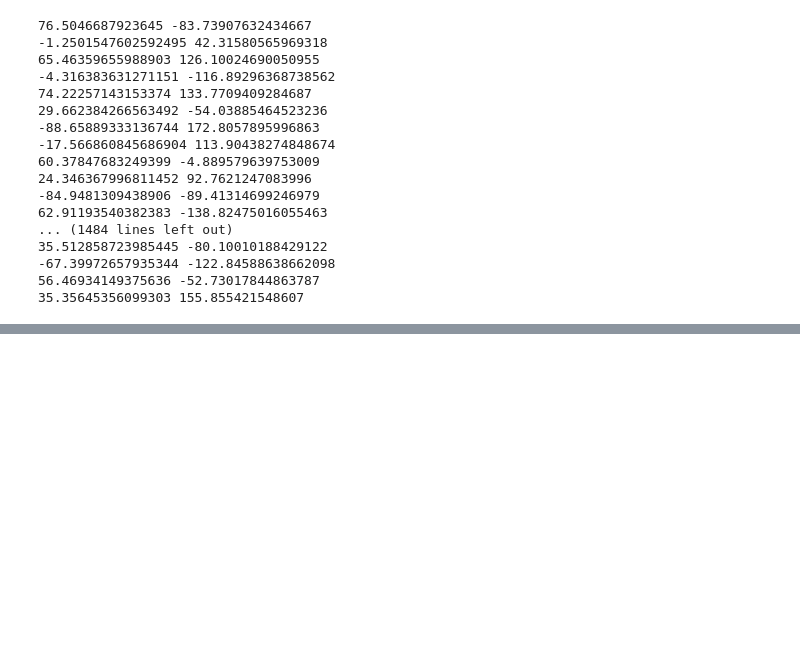
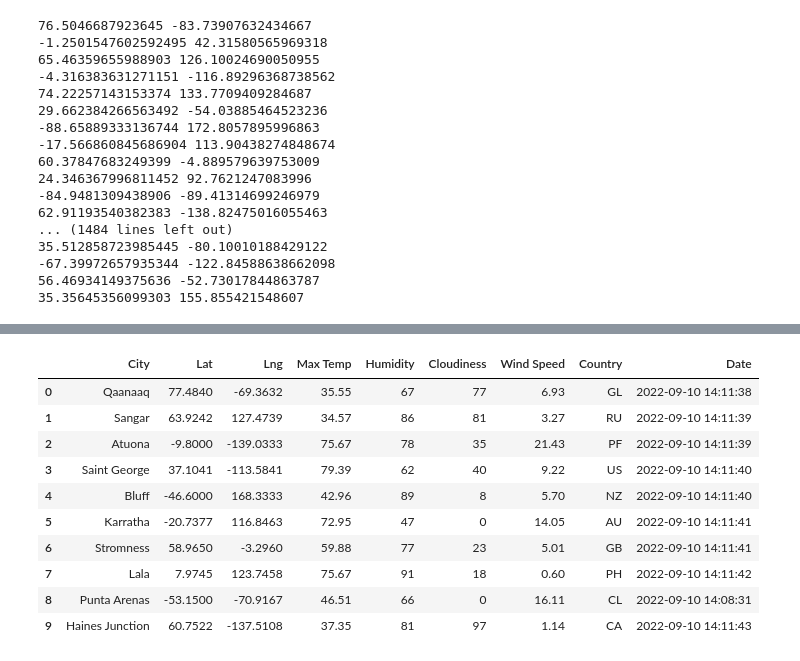
Before and after one commit to Betsy-Kalkwarf/World_Weather_Analysis, a Jupyter notebook: WeatherPy.ipynb, the cells around one changed output, grey strips where cells are left out. Drawn from its saved outputs; the diff is of its cells as text; code cells hidden in the pictures; blank space fills up the shorter version.

```diff
--- a/WeatherPy.ipynb
+++ b/WeatherPy.ipynb
@@ -55,0 +62,2 @@ len(cities)
+# %%
+url = "http://api.openweathermap.org/data/2.5/weather?units=Imperial&APPID=" + weather_api_key
@@ -55,0 +150,16 @@ len(cities)
+# %%
+# Convert the array of dictionaries to a Pandas DataFrame.
+city_data_df = pd.DataFrame(city_data)
+city_data_df.head(10)
+# %% [output]
+|  | City | Lat | Lng | Max Temp | Humidity | Cloudiness | Wind Speed | Country | Date |
+| 0 | Qaanaaq | 77.4840 | -69.3632 | 35.55 | 67 | 77 | 6.93 | GL | 2022-09-10 14:11:38 |
+| 1 | Sangar | 63.9242 | 127.4739 | 34.57 | 86 | 81 | 3.27 | RU | 2022-09-10 14:11:39 |
+| 2 | Atuona | -9.8000 | -139.0333 | 75.67 | 78 | 35 | 21.43 | PF | 2022-09-10 14:11:39 |
+| 3 | Saint George | 37.1041 | -113.5841 | 79.39 | 62 | 40 | 9.22 | US | 2022-09-10 14:11:40 |
+| 4 | Bluff | -46.6000 | 168.3333 | 42.96 | 89 | 8 | 5.70 | NZ | 2022-09-10 14:11:40 |
+| 5 | Karratha | -20.7377 | 116.8463 | 72.95 | 47 | 0 | 14.05 | AU | 2022-09-10 14:11:41 |
+| 6 | Stromness | 58.9650 | -3.2960 | 59.88 | 77 | 23 | 5.01 | GB | 2022-09-10 14:11:41 |
+| 7 | Lala | 7.9745 | 123.7458 | 75.67 | 91 | 18 | 0.60 | PH | 2022-09-10 14:11:42 |
+| 8 | Punta Arenas | -53.1500 | -70.9167 | 46.51 | 66 | 0 | 16.11 | CL | 2022-09-10 14:08:31 |
+| 9 | Haines Junction | 60.7522 | -137.5108 | 37.35 | 81 | 97 | 1.14 | CA | 2022-09-10 14:11:43 |
```
Also changed, not shown: parts of 7 cells of this notebook.
